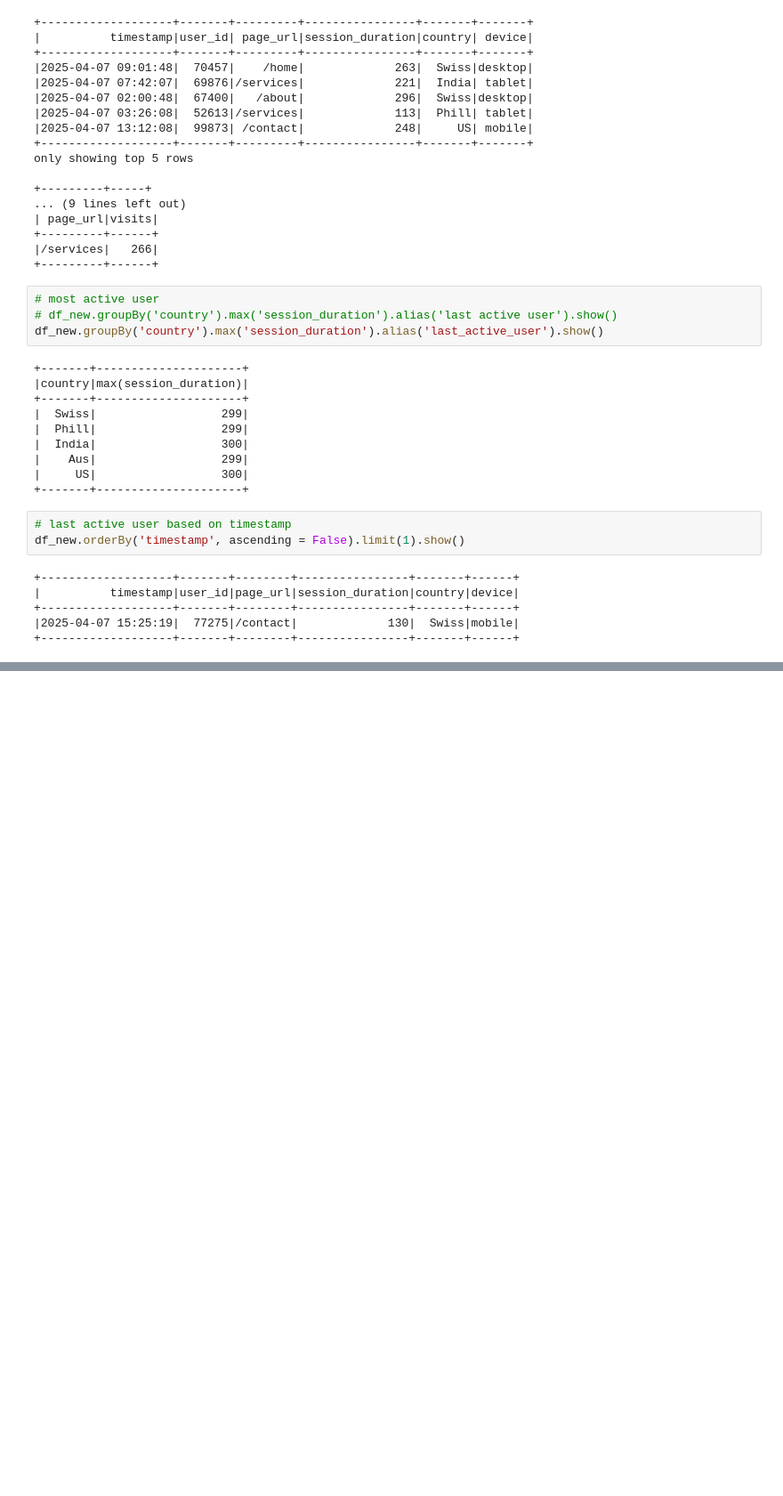
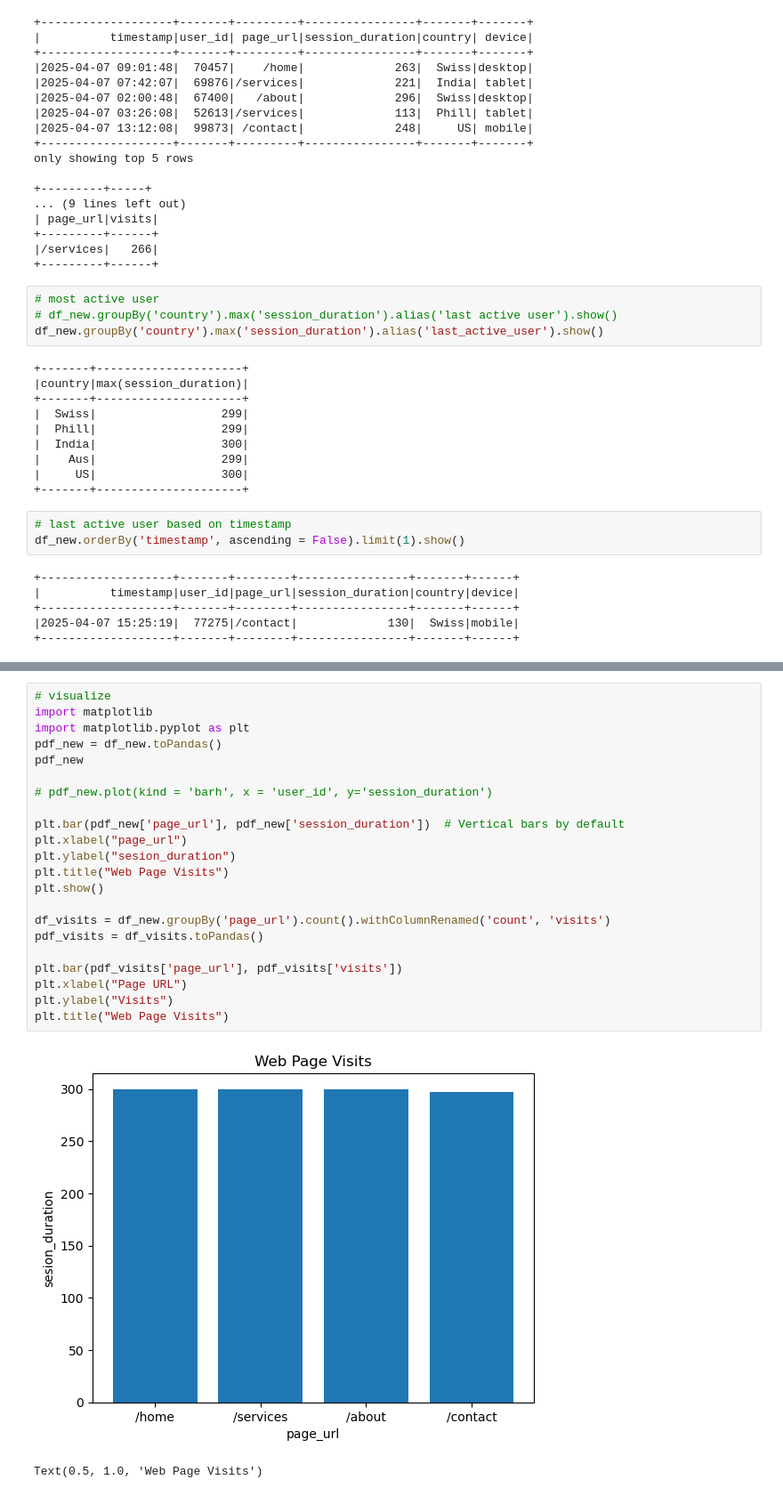
Before and after one commit to kanwal-kingra/stimualted_web_traffic_data_processing, a Jupyter notebook: stimulated_web_traffic_analysis.ipynb, the cells around one changed output, grey strips where cells are left out. Shown at 89% size. Drawn from its saved outputs; the diff is of its cells as text; blank space fills up the shorter version.

```diff
--- a/stimulated_web_traffic_analysis.ipynb
+++ b/stimulated_web_traffic_analysis.ipynb
@@ -162,0 +189,25 @@ df_new.orderBy('timestamp', ascending = False).limit(1).show()
+# %%
+# visualize
+import matplotlib
+import matplotlib.pyplot as plt
+pdf_new = df_new.toPandas()
+pdf_new
+
+# pdf_new.plot(kind = 'barh', x = 'user_id', y='session_duration')
+
+plt.bar(pdf_new['page_url'], pdf_new['session_duration'])  # Vertical bars by default
+plt.xlabel("page_url")
+plt.ylabel("sesion_duration")
+plt.title("Web Page Visits")
+plt.show()
+
+df_visits = df_new.groupBy('page_url').count().withColumnRenamed('count', 'visits')
+pdf_visits = df_visits.toPandas()
+
+plt.bar(pdf_visits['page_url'], pdf_visits['visits'])
+plt.xlabel("Page URL")
+plt.ylabel("Visits")
+plt.title("Web Page Visits")
+# %% [output]
+[figure, added]
+Text(0.5, 1.0, 'Web Page Visits')
```
Also changed, not shown: parts of 3 cells of this notebook.
